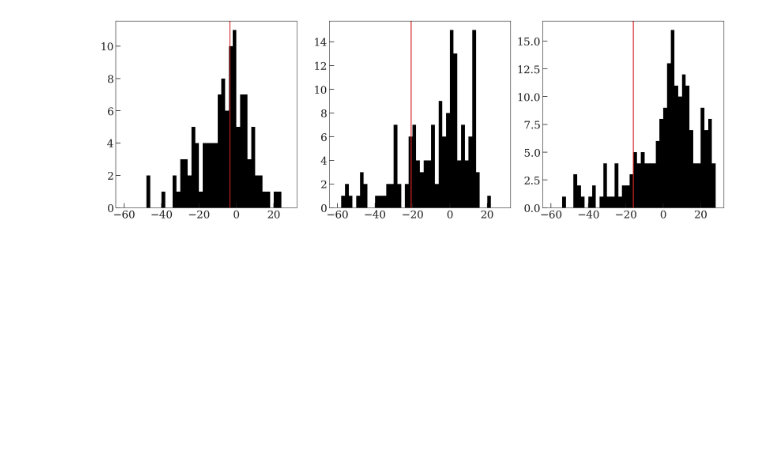
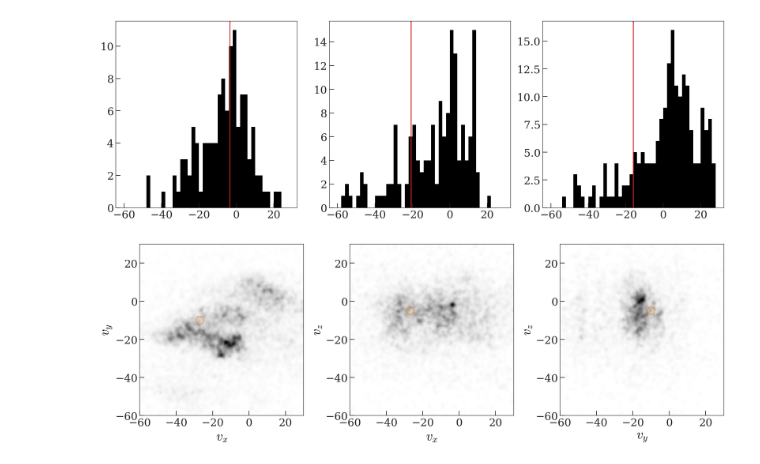
Before and after one commit to christinahedges/cuddly-system, a Jupyter notebook: notebooks/UVW.ipynb, the cells around one changed output. Cells and saved outputs as stored; diff of their text form; code cells hidden in the pictures; blank space fills up the shorter version.

```diff
--- a/notebooks/UVW.ipynb
+++ b/notebooks/UVW.ipynb
@@ -187,20 +194,26 @@ fig1d.set_facecolor('w')
 # %%
 fig, axes = plt.subplots(1, 3, figsize=(15, 5))
 
-for k in range(3):
+not_in = [2, 1, 0]
+for k, (i, j) in enumerate([(0,1), (0,2), (1,2)]):
     ax = axes[k]
 
-    mask = np.abs(allvxyz[not_in[k]] - vxyz[not_in[k]]) < 1.
-    print(mask.sum())
+    mask = np.abs(allvxyz[not_in[k]] - control_v0[not_in[k]]) < 2.
     H, xe, ye = np.histogram2d(allvxyz[i][mask],
                                allvxyz[j][mask],
-                               bins=(np.arange(0, 80, 2),
-                                     np.arange(-60, 30+1e-3, 0.5)))
+                               bins=np.arange(-60, 30+1e-3, 0.5))
     H = gaussian_filter(H, sigma=1.5)
     ax.pcolormesh(xe, ye, H.T, cmap='Greys')
+
+    circ = mpl.patches.Circle((control_v0[i], control_v0[j]),
+                              radius=2,
+                              facecolor='none', edgecolor='tab:orange', lw=1.)
+    ax.add_patch(circ)
 
     ax.set_xlabel(f'$v_{labels[i]}$')
     ax.set_ylabel(f'$v_{labels[j]}$')
 
 fig.tight_layout()
 fig.set_facecolor('w')
+# %% [output]
+[figure, added]
```
Also changed, not shown: parts of 8 cells of this notebook, 2 other files.
